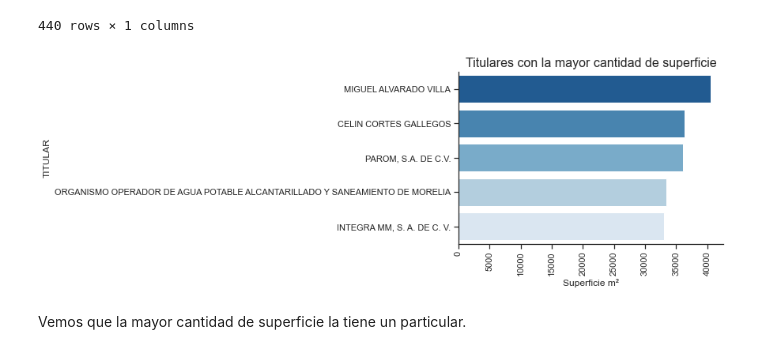
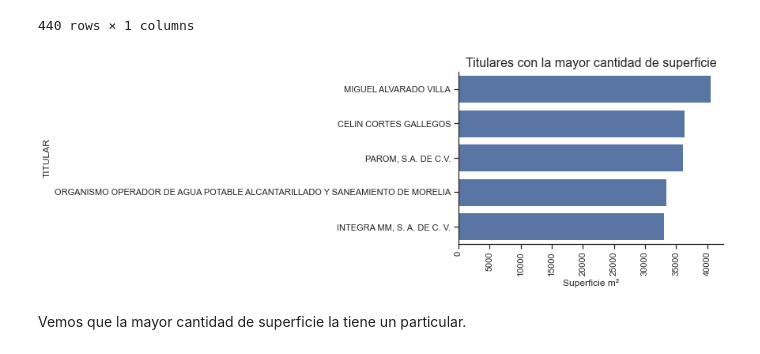
Before and after one commit to tipicanerd/REPDA_analisis, a Jupyter notebook: Analisis.ipynb, the cells around one changed output. Drawn from its saved outputs; the diff is of its cells as text; code cells hidden in the pictures.

```diff
--- a/Analisis.ipynb
+++ b/Analisis.ipynb
@@ -620,13 +630,14 @@ titularesSuper
 | YOLANDA LOPEZ MUÑOZ | 0.000 |
 440 rows × 1 columns
 # %%
-sns.barplot(y=titularesSuper.head(5).index,x=titularesSuper.head(5)['SUPERFICIE EN m2'], palette='Blues_r')
+sns.barplot(y=titularesSuper.head(5).index,x=titularesSuper.head(5)['SUPERFICIE EN m2'], color='b')
 plt.title("Titulares con la mayor cantidad de superficie",fontsize=16)
 plt.xlabel("Superficie m²")
 plt.xticks(rotation=90)
+plt.savefig('./Graficas/TitularesSuperficie.svg',dpi=350,bbox_inches="tight")
 plt.show()
 # %% [output]
-[figure, old version]
+[figure, new version]
 # %% [markdown]
 Vemos que la mayor cantidad de superficie la tiene un particular.
 # %% [markdown]
```
Also changed, not shown: parts of 17 cells of this notebook, 18 other files.
